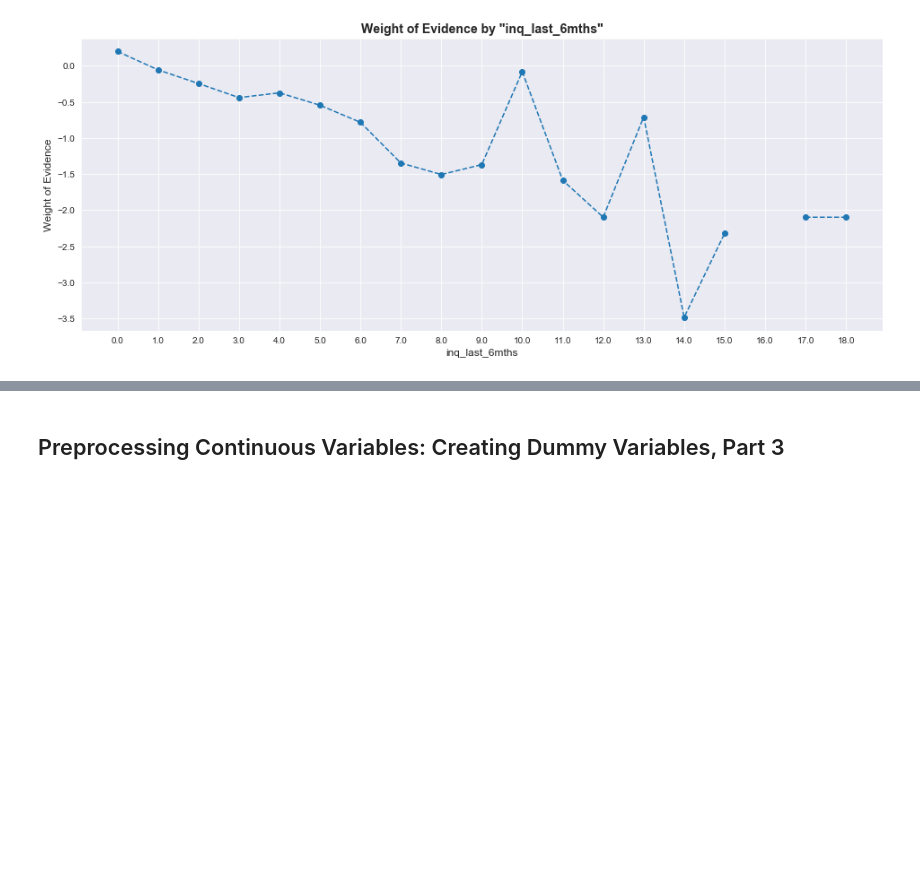
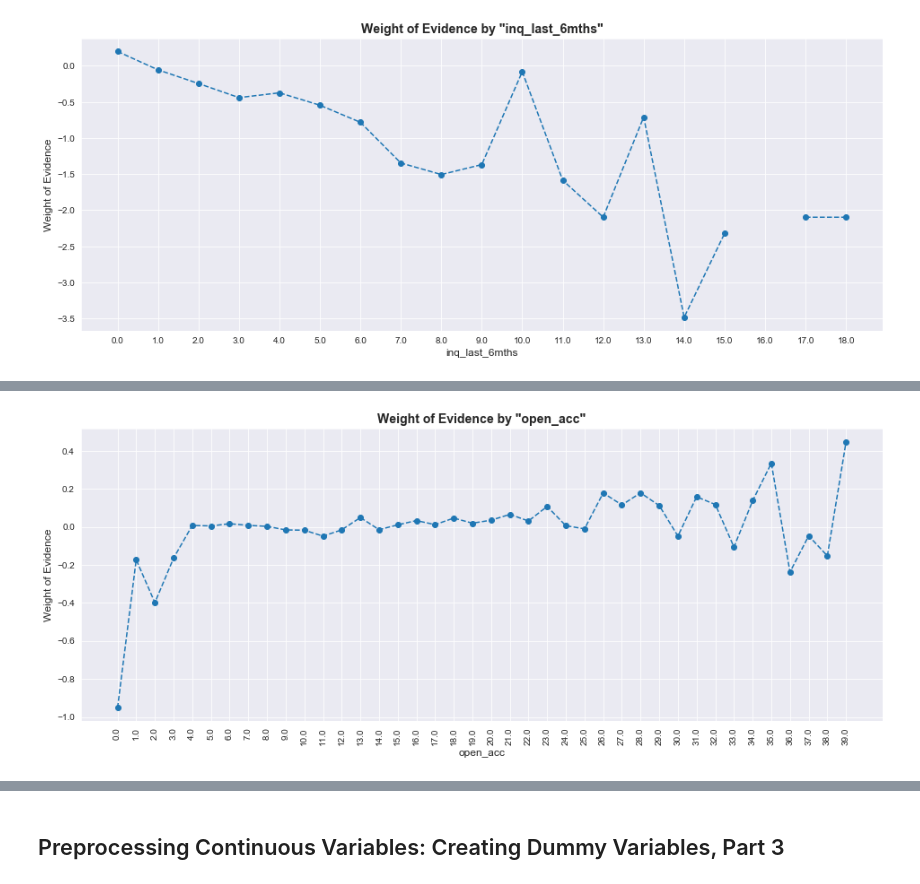
Before and after one commit to abdurrahmanshidiq/Credit_Risk_Modelling, a Jupyter notebook: 2_PD_Model_Preprocessing_Classing_WoE_IV.ipynb, the cells around one changed output, grey strips where cells are left out. Cells and saved outputs as stored; diff of their text form; code cells hidden in the pictures; blank space fills up the shorter version.

```diff
--- a/2_PD_Model_Preprocessing_Classing_WoE_IV.ipynb
+++ b/2_PD_Model_Preprocessing_Classing_WoE_IV.ipynb
@@ -1617,0 +1710,5 @@ plot_by_woe(df_Con_Woe_IV_inq_last6,0)
+# %%
+# Exclue value > 40
+plot_by_woe(df_Con_Woe_IV_open_acc.iloc[ :40 , :], 90)
+# %% [output]
+[figure, added]
```
Also changed, not shown: parts of 45 cells of this notebook.
